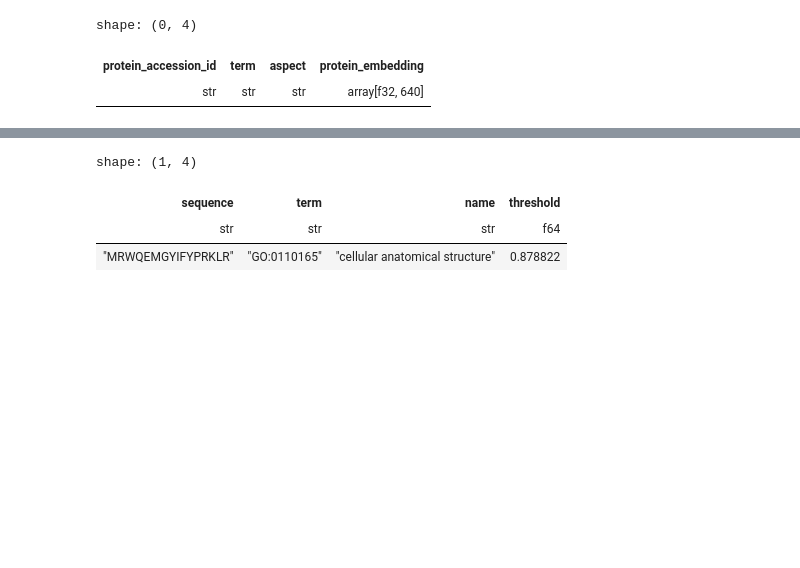
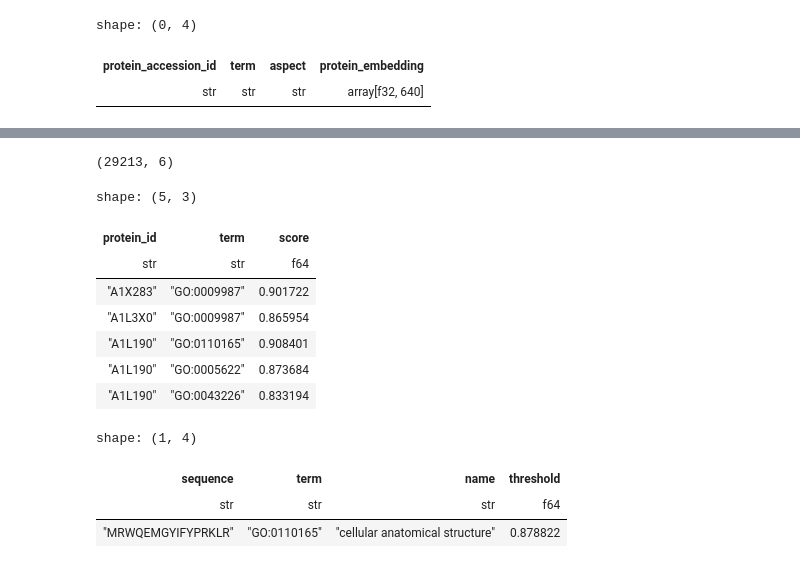
Before and after one commit to sumaniitm/cafa-6-protein-function-prediction-kaggle, a Jupyter notebook: cafa-suman-ontology-based-features.ipynb, the cells around one changed output, grey strips where cells are left out. Cells and saved outputs as stored; diff of their text form; code cells hidden in the pictures; blank space fills up the shorter version.

```diff
--- a/cafa-suman-ontology-based-features.ipynb
+++ b/cafa-suman-ontology-based-features.ipynb
@@ -504,0 +514,16 @@ shape: (64, 6)
+# %%
+df.shape
+# %% [output]
+(29213, 6)
+# %%
+partial_df = df.select(['protein_id','term','score'])
+partial_df.head(5)
+# %% [output]
+shape: (5, 3)
+| protein_id | term | score |
+| str | str | f64 |
+| "A1X283" | "GO:0009987" | 0.901722 |
+| "A1L3X0" | "GO:0009987" | 0.865954 |
+| "A1L190" | "GO:0110165" | 0.908401 |
+| "A1L190" | "GO:0005622" | 0.873684 |
+| "A1L190" | "GO:0043226" | 0.833194 |
```
Also changed, not shown: parts of 5 cells of this notebook.
